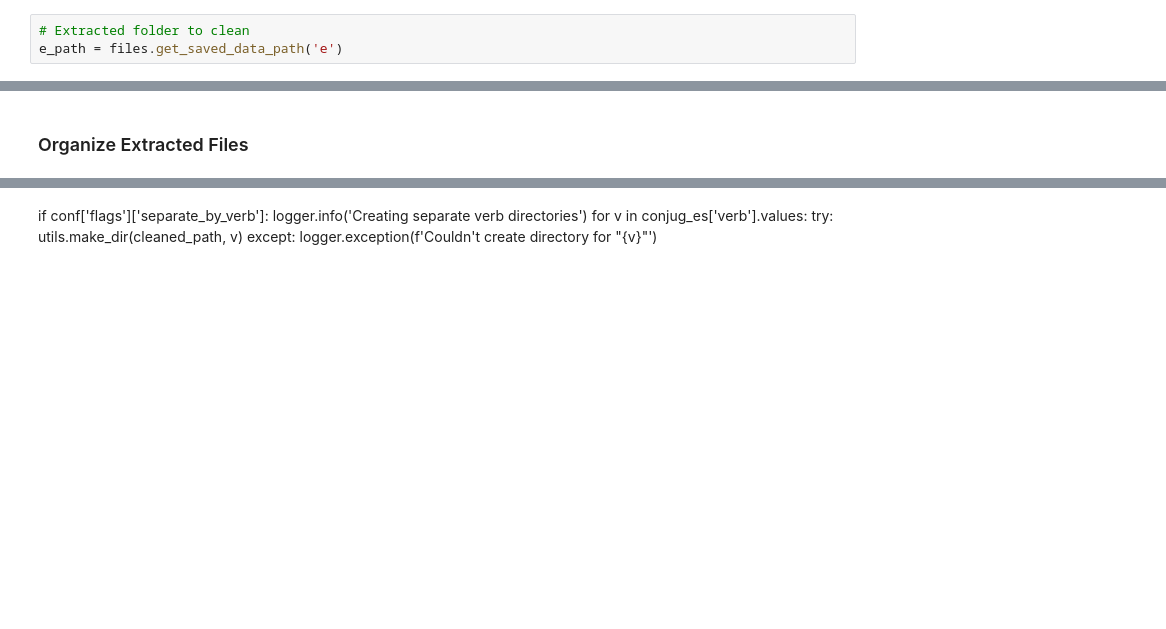
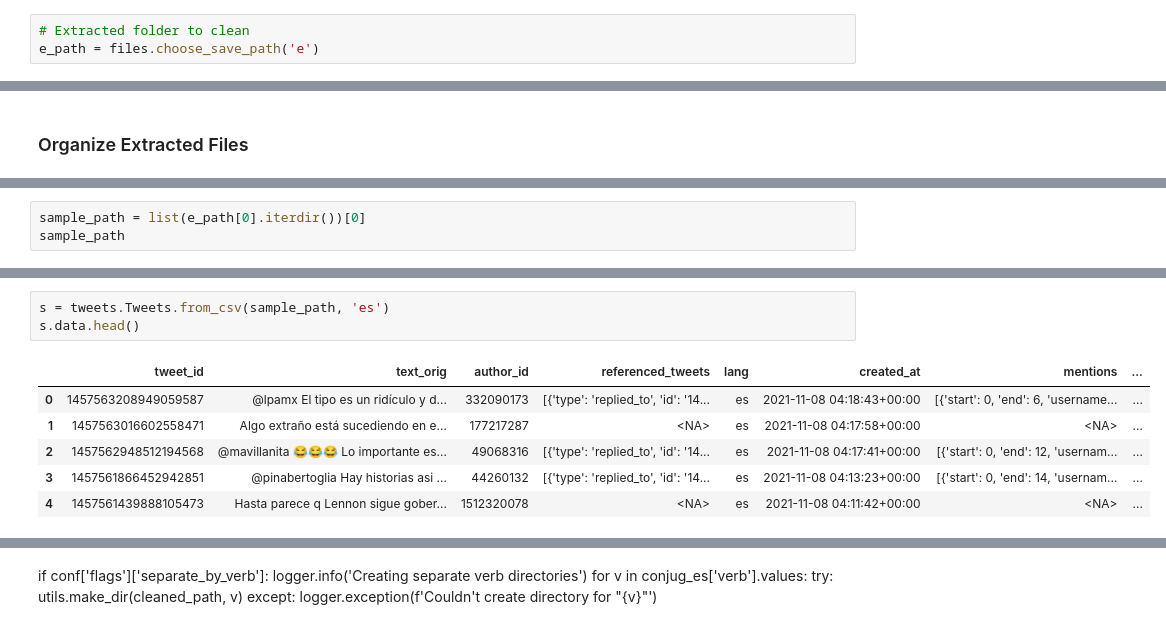
Before and after one commit to ruskirin/ling-twitter-analysis, a Jupyter notebook: src/analysis/twitter-cleaning.ipynb, the cells around one changed output, grey strips where cells are left out. Drawn from its saved outputs; the diff is of its cells as text; blank space fills up the shorter version.

```diff
--- a/src/analysis/twitter-cleaning.ipynb
+++ b/src/analysis/twitter-cleaning.ipynb
@@ -33,6 +29,6 @@ gen_conf = configs.read_conf()
 conf = configs.read_conf('c')
 # %%
 # Extracted folder to clean
-e_path = files.get_saved_data_path('e')
+e_path = files.choose_save_path('e')
 # %% [output]
 Choose from the available folders, comma-separated (or "a" for all):
@@ -62,0 +61,3 @@ PosixPath('/home/rimov/Documents/Code/NLP/lin-que-dropping/data/cleaned/saved/tw
+# %%
+sample_path = list(e_path[0].iterdir())[0]
+sample_path
@@ -62,0 +66,10 @@ PosixPath('/home/rimov/Documents/Code/NLP/lin-que-dropping/data/cleaned/saved/tw
+# %%
+s = tweets.Tweets.from_csv(sample_path, 'es')
+s.data.head()
+# %% [output]
+|  | tweet_id | text_orig | author_id | referenced_tweets | lang | created_at | mentions | ... |
+| 0 | 1457563208949059587 | @lpamx El tipo es un ridículo y d... | 332090173 | [{'type': 'replied_to', 'id': '14... | es | 2021-11-08 04:18:43+00:00 | [{'start': 0, 'end': 6, 'username... | ... |
+| 1 | 1457563016602558471 | Algo extraño está sucediendo en e... | 177217287 | <NA> | es | 2021-11-08 04:17:58+00:00 | <NA> | ... |
+| 2 | 1457562948512194568 | @mavillanita 😂😂😂 Lo importante es... | 49068316 | [{'type': 'replied_to', 'id': '14... | es | 2021-11-08 04:17:41+00:00 | [{'start': 0, 'end': 12, 'usernam... | ... |
+| 3 | 1457561866452942851 | @pinabertoglia Hay historias asi ... | 44260132 | [{'type': 'replied_to', 'id': '14... | es | 2021-11-08 04:13:23+00:00 | [{'start': 0, 'end': 14, 'usernam... | ... |
+| 4 | 1457561439888105473 | Hasta parece q Lennon sigue gober... | 1512320078 | <NA> | es | 2021-11-08 04:11:42+00:00 | <NA> | ... |
```
Also changed, not shown: parts of 10 cells of this notebook, 5 other files.
